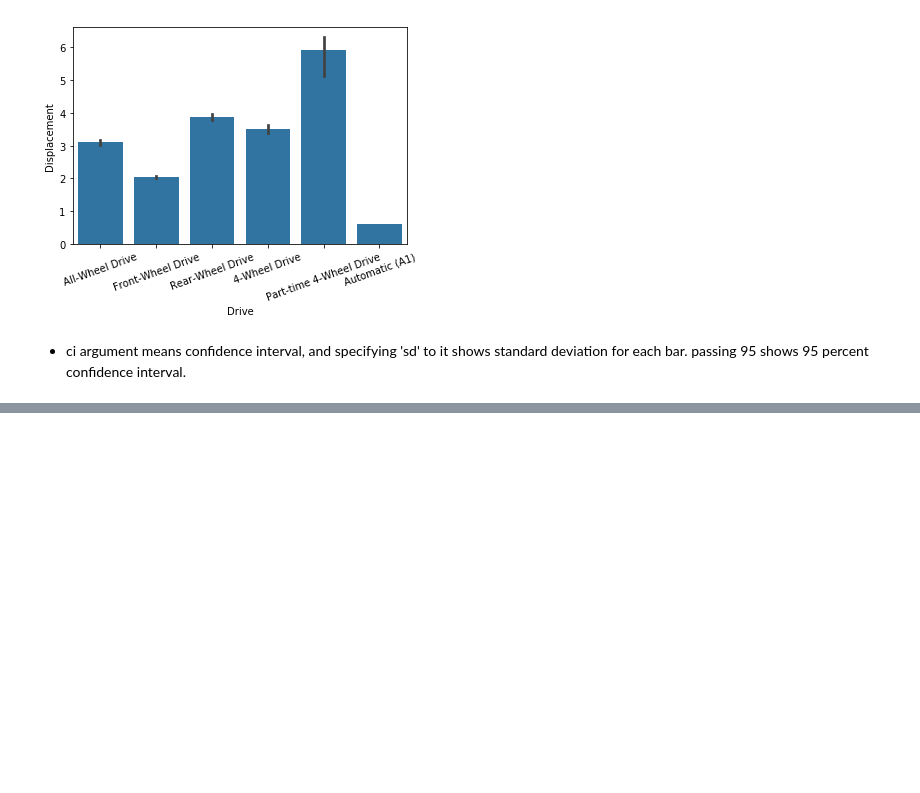
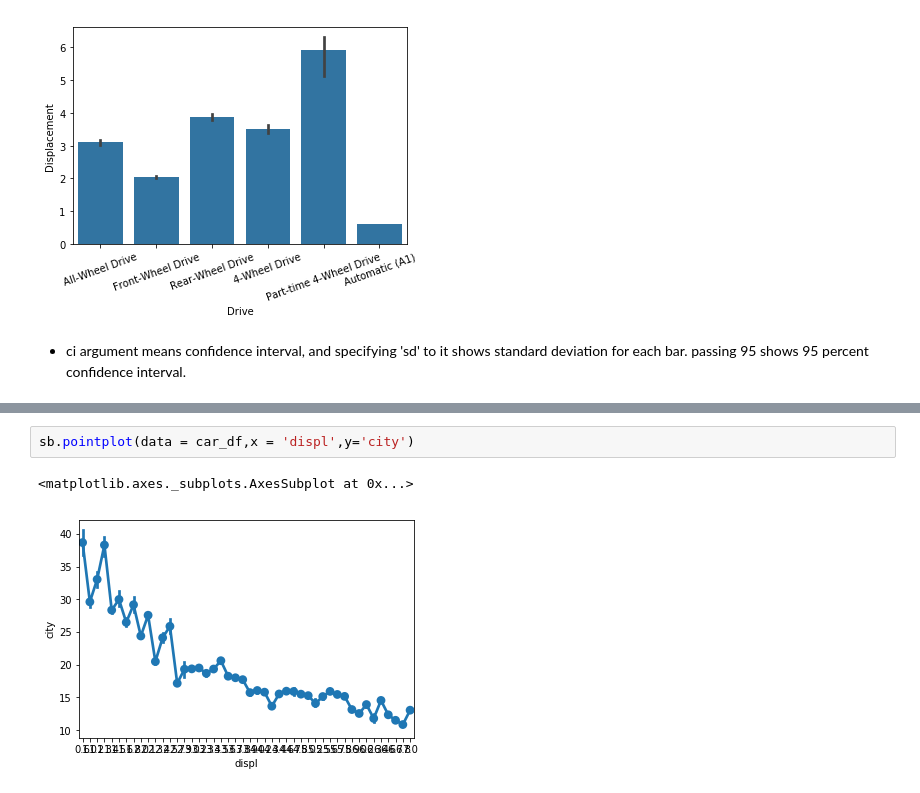
Before and after one commit to rashokanand/python_viz_matplotlib_seaborn, a Jupyter notebook: Bivariate_visualizations.ipynb, the cells around one changed output, grey strips where cells are left out. Drawn from its saved outputs; the diff is of its cells as text; blank space fills up the shorter version.

Commit message:
feat: Error bars for displ vs city mileage

```diff
--- a/Bivariate_visualizations.ipynb
+++ b/Bivariate_visualizations.ipynb
@@ -277,0 +283,5 @@ plt.xlabel('Drive');
+# %%
+sb.pointplot(data = car_df,x = 'displ',y='city')
+# %% [output]
+<matplotlib.axes._subplots.AxesSubplot at 0x...>
+[figure, added]
```
Also changed, not shown: parts of 3 cells of this notebook.
